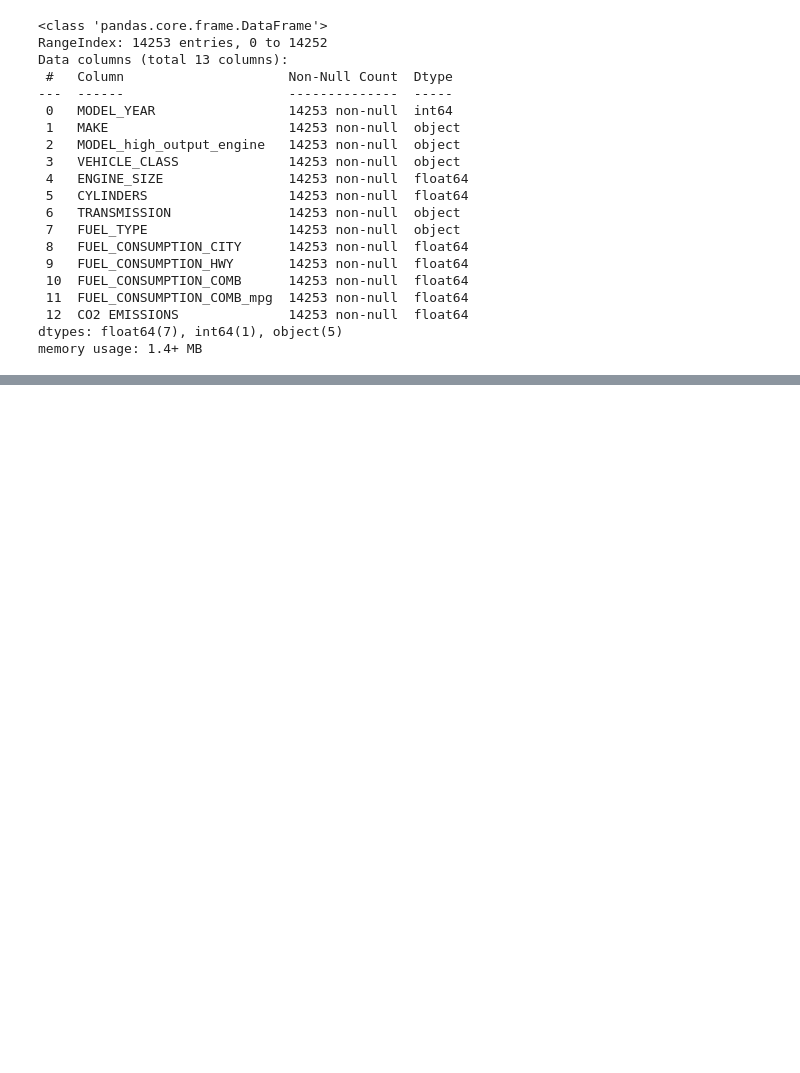
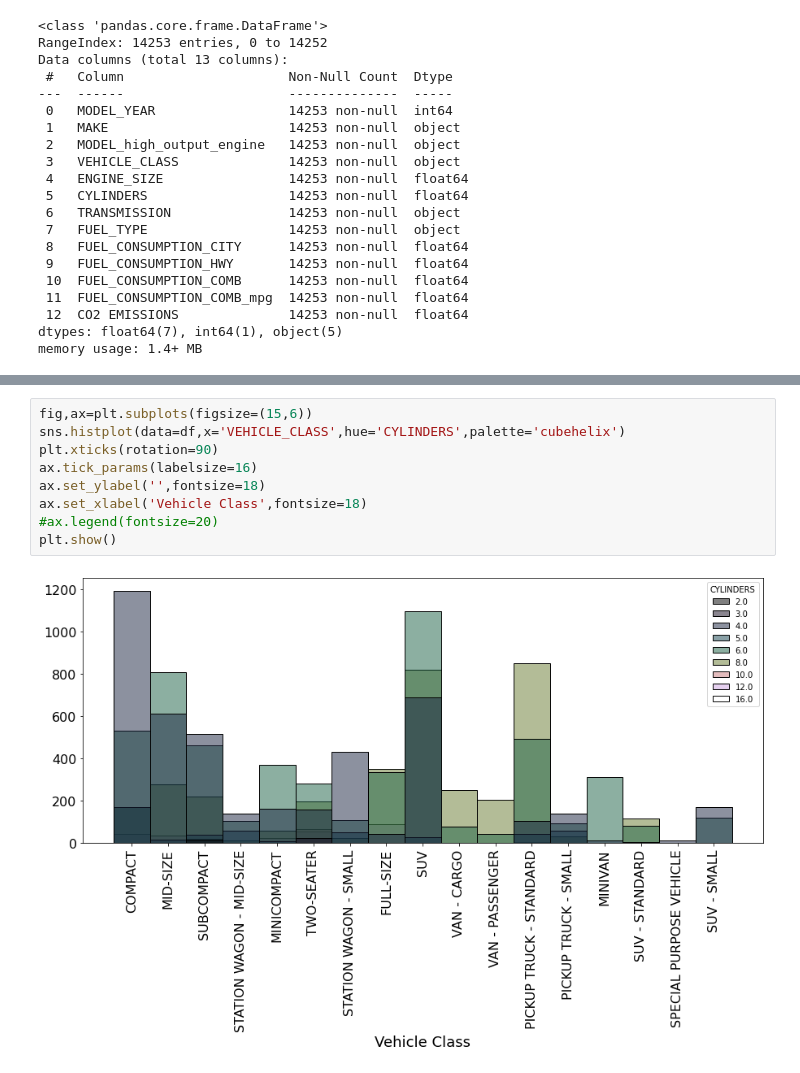
Before and after one commit to csparanjape/Fuel_Consumption, a Jupyter notebook: 02_Fuel_Consumption_Exploratory_data_analysis.ipynb, the cells around one changed output, grey strips where cells are left out. Drawn from its saved outputs; the diff is of its cells as text; blank space fills up the shorter version.

```diff
--- a/02_Fuel_Consumption_Exploratory_data_analysis.ipynb
+++ b/02_Fuel_Consumption_Exploratory_data_analysis.ipynb
@@ -64,0 +131,11 @@ df.describe()
+# %%
+fig,ax=plt.subplots(figsize=(15,6))
+sns.histplot(data=df,x='VEHICLE_CLASS',hue='CYLINDERS',palette='cubehelix')
+plt.xticks(rotation=90)
+ax.tick_params(labelsize=16)
+ax.set_ylabel('',fontsize=18)
+ax.set_xlabel('Vehicle Class',fontsize=18)
+#ax.legend(fontsize=20)
+plt.show()
+# %% [output]
+[figure, added]
```
Also changed, not shown: parts of 13 cells of this notebook.
